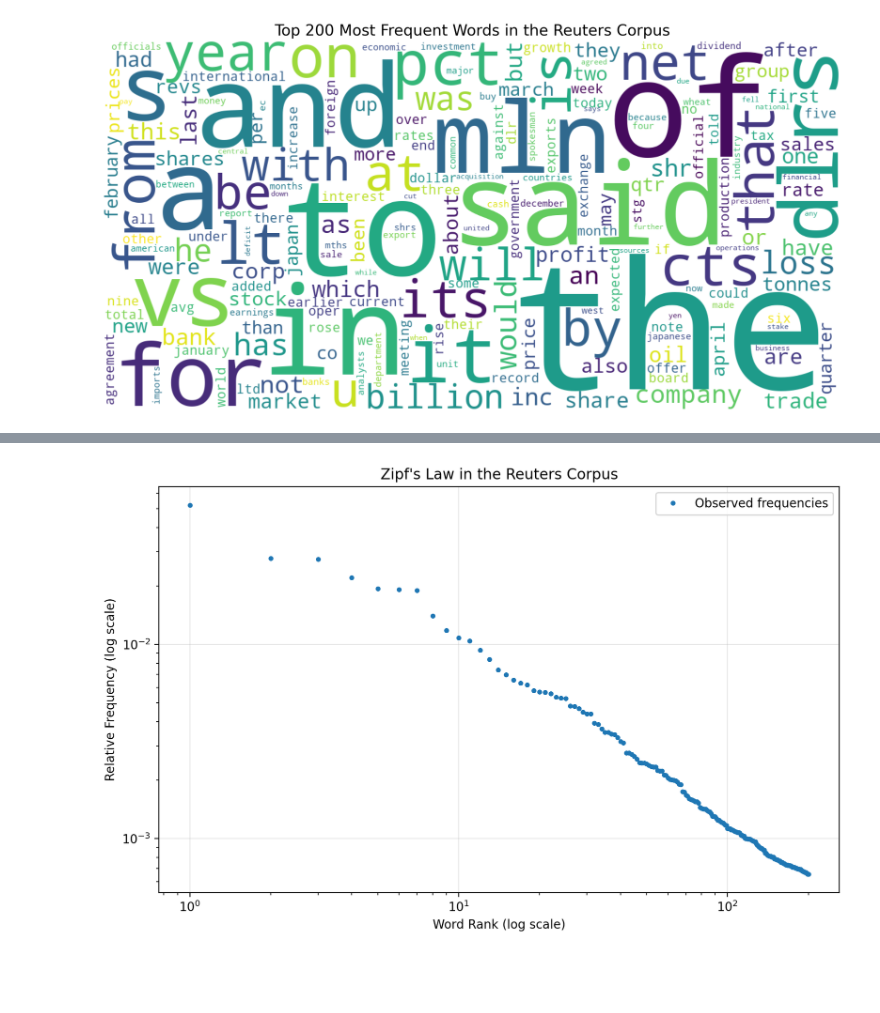
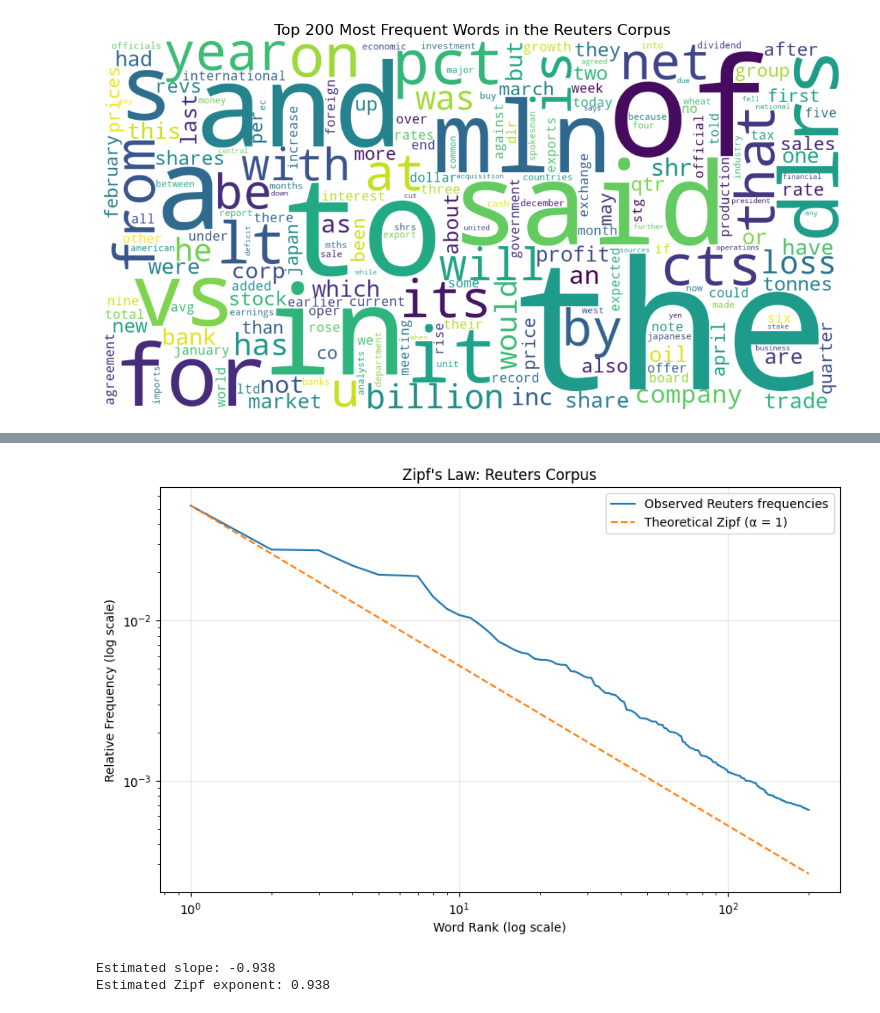
Before and after one commit to yanarabkova/Data620, a Jupyter notebook: Week8/Week8_HW_YR.ipynb, the cells around one changed output, grey strips where cells are left out. Cells and saved outputs as stored; diff of their text form; code cells hidden in the pictures; blank space fills up the shorter version.

```diff
--- a/Week8/Week8_HW_YR.ipynb
+++ b/Week8/Week8_HW_YR.ipynb
@@ -19,7 +22,7 @@ from collections import Counter
 nltk.download('reuters')
 
 # Load all words from the Reuters corpus
-words = reuters.words()
+words = list(reuters.words())
 
 print("Number of documents:", len(reuters.fileids()))
 print("Total tokens:", len(words))
@@ -129,19 +163,34 @@ plt.show()
 # %%
+# Observed relative frequencies
+ranks = top_200["Rank"].to_numpy()
+observed = top_200["Relative Frequency"].to_numpy()
+
+# Theoretical Zipf distribution, anchored at rank 1
+expected = observed[0] / ranks
+
 plt.figure(figsize=(10, 6))
 
-plt.loglog(
-    top_200["Rank"],
-    top_200["Relative Frequency"],
-    marker=".",
-    linestyle="none",
-    label="Observed frequencies"
-)
+plt.loglog(ranks, observed, label="Observed Reuters frequencies")
+plt.loglog(ranks, expected, "--", label="Theoretical Zipf (α = 1)")
 
 plt.xlabel("Word Rank (log scale)")
 plt.ylabel("Relative Frequency (log scale)")
-plt.title("Zipf's Law in the Reuters Corpus")
+plt.title("Zipf's Law: Reuters Corpus")
 plt.legend()
 plt.grid(alpha=0.3)
+
 plt.show()
 # %% [output]
-[figure, old version]
+[figure, new version]
+# %%
+slope, intercept = np.polyfit(
+    np.log(ranks),
+    np.log(observed),
+    1
+)
+
+print(f"Estimated slope: {slope:.3f}")
+print(f"Estimated Zipf exponent: {-slope:.3f}")
+# %% [output]
+Estimated slope: -0.938
+Estimated Zipf exponent: 0.938
```
Also changed, not shown: parts of 12 cells of this notebook.
